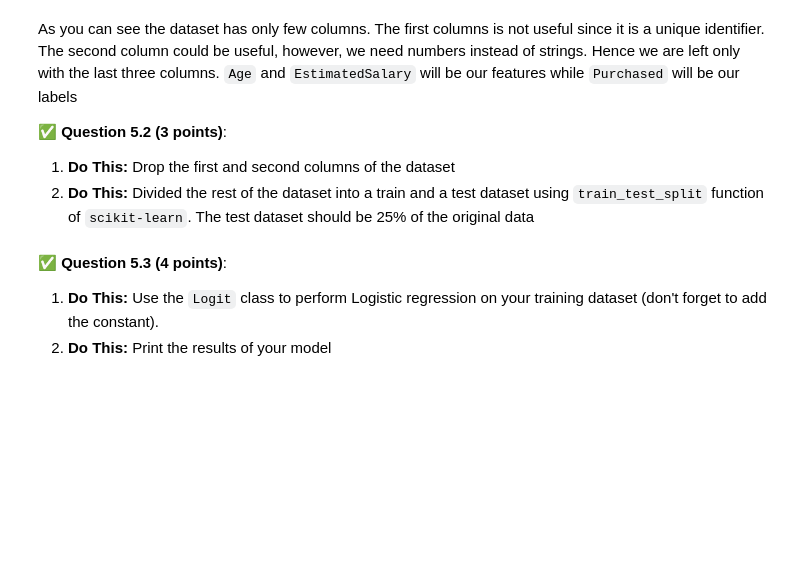
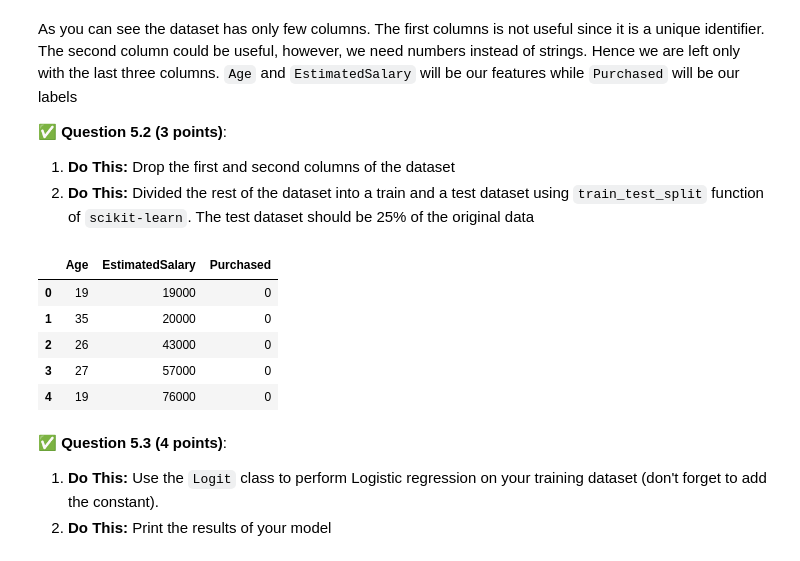
Before and after one commit to mccortma-sys/CMSE202-f25-turnin, a Jupyter notebook: hw-03/HW-03_Regression-F25-STUDENT.ipynb, the cells around one changed output. Cells and saved outputs as stored; diff of their text form; code cells hidden in the pictures; blank space fills up the shorter version.

```diff
--- a/hw-03/HW-03_Regression-F25-STUDENT.ipynb
+++ b/hw-03/HW-03_Regression-F25-STUDENT.ipynb
@@ -572,3 +582,24 @@ As you can see the dataset has only few columns. The first columns is not useful
+# %%
+# Put your code here
+from sklearn.model_selection import train_test_split
+
+df_ads_clean = df_ads.drop(df_ads.columns[[0,1]], axis=1)
+
+X = df_ads_clean[["Age", "EstimatedSalary"]]
+y = df_ads_clean["Purchased"]
+
+X_train, X_test, y_train, y_test = train_test_split(
+    X, y, test_size=0.25, random_state=42
+)
+
+df_ads_clean.head()
+# %% [output]
+|  | Age | EstimatedSalary | Purchased |
+| 0 | 19 | 19000 | 0 |
+| 1 | 35 | 20000 | 0 |
+| 2 | 26 | 43000 | 0 |
+| 3 | 27 | 57000 | 0 |
+| 4 | 19 | 76000 | 0 |
 # %% [markdown]
 &#9989;  **Question 5.3 (4 points)**:
 
```
Also changed, not shown: parts of 9 cells of this notebook.
